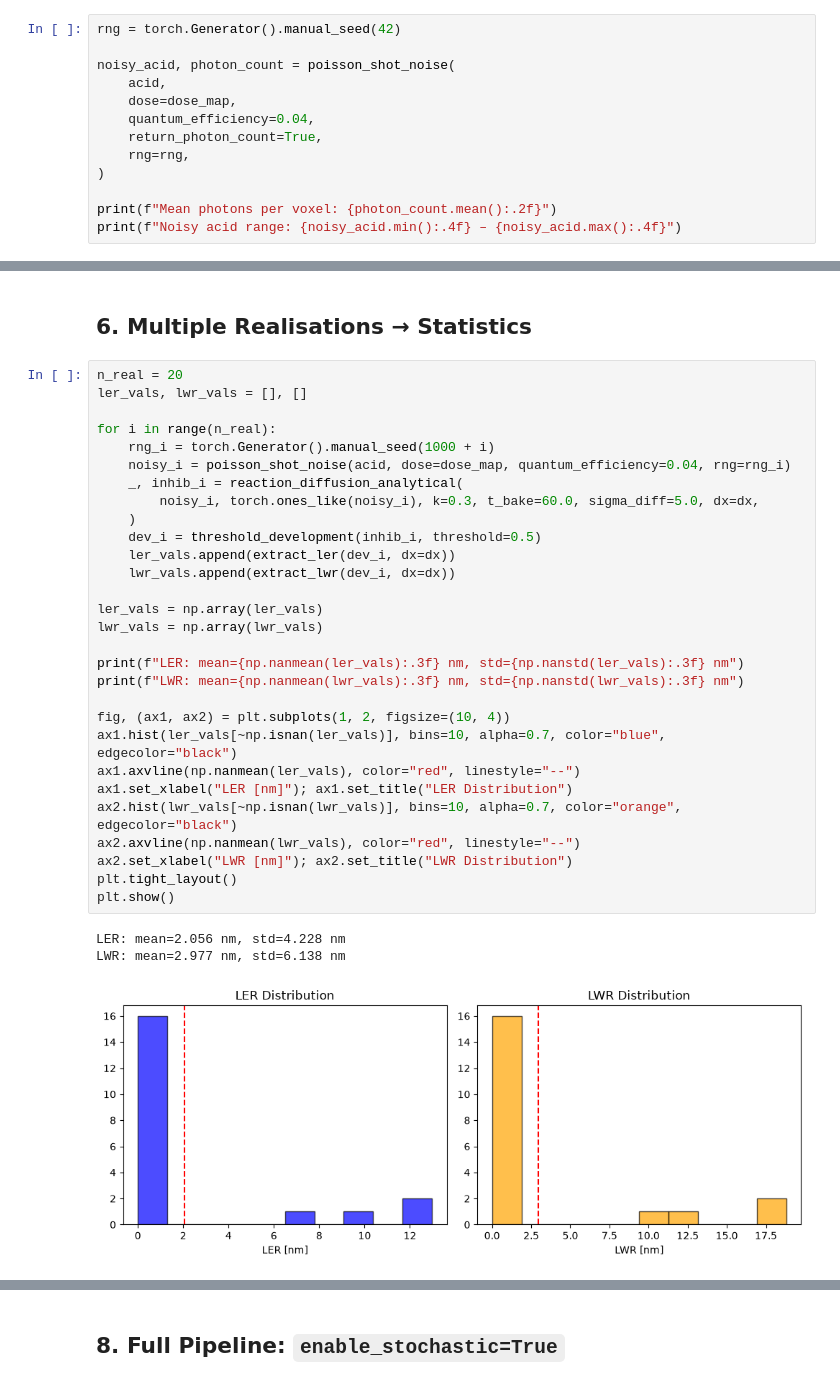
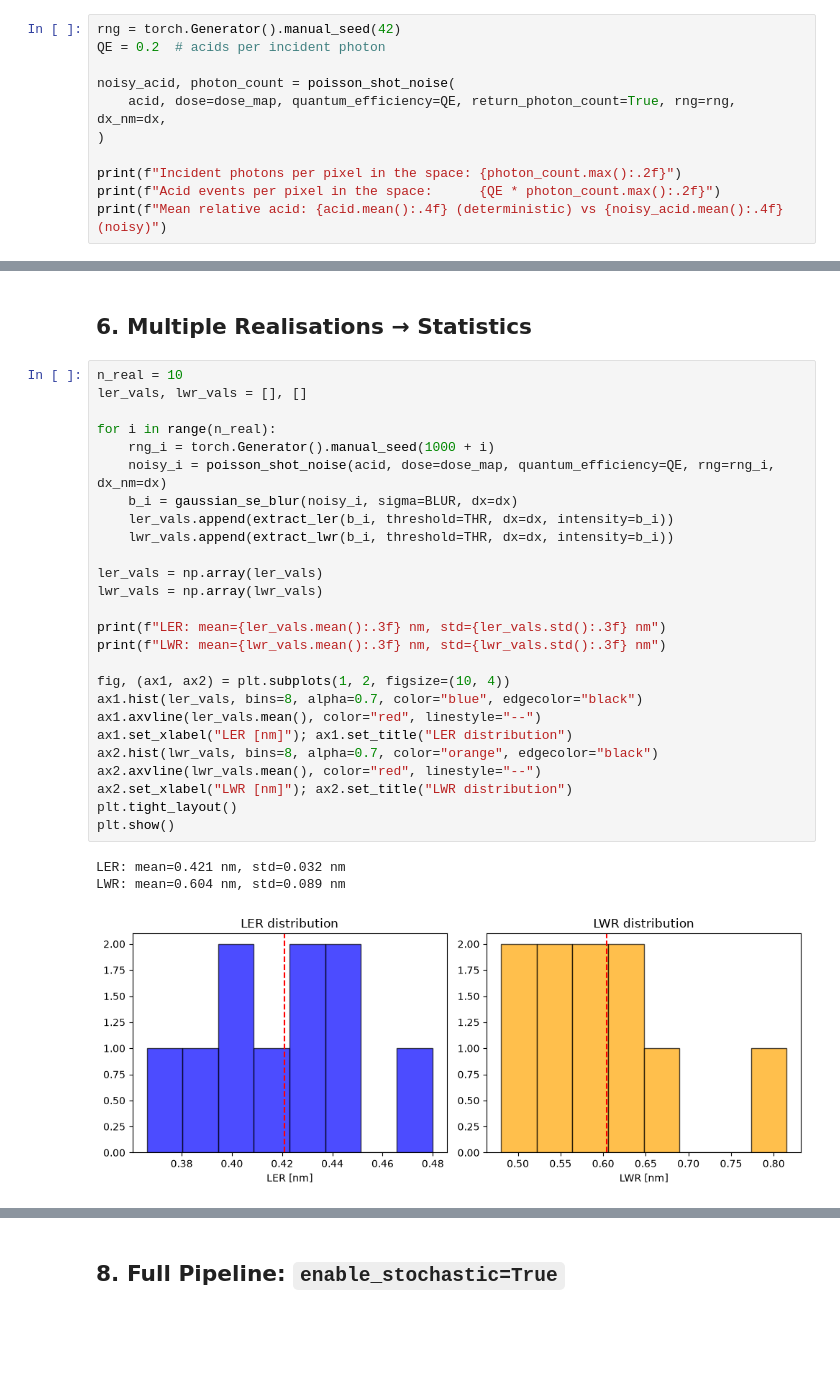
Before and after one commit to Flowbudget/euvsimulator, a Jupyter notebook: notebooks/05_stochastics.ipynb, the cells around one changed output, grey strips where cells are left out. Saved outputs shown, nothing was run; the diff lists cells and outputs as text; blank space fills up the shorter version.

```diff
--- a/notebooks/05_stochastics.ipynb
+++ b/notebooks/05_stochastics.ipynb
@@ -66,14 +69,12 @@ Acid range: 0.0017 – 0.5580
 # %%
 rng = torch.Generator().manual_seed(42)
+QE = 0.2  # acids per incident photon
 
 noisy_acid, photon_count = poisson_shot_noise(
-    acid,
-    dose=dose_map,
-    quantum_efficiency=0.04,
-    return_photon_count=True,
-    rng=rng,
+    acid, dose=dose_map, quantum_efficiency=QE, return_photon_count=True, rng=rng, dx_nm=dx,
 )
 
-print(f"Mean photons per voxel: {photon_count.mean():.2f}")
-print(f"Noisy acid range: {noisy_acid.min():.4f} – {noisy_acid.max():.4f}")
+print(f"Incident photons per pixel in the space: {photon_count.max():.2f}")
+print(f"Acid events per pixel in the space:      {QE * photon_count.max():.2f}")
+print(f"Mean relative acid: {acid.mean():.4f} (deterministic) vs {noisy_acid.mean():.4f} (noisy)")
 # %% [output]
@@ -183,38 +185,35 @@ plt.show()
 # %% [markdown]
 ## 6. Multiple Realisations → Statistics
 # %%
-n_real = 20
+n_real = 10
 ler_vals, lwr_vals = [], []
 
 for i in range(n_real):
     rng_i = torch.Generator().manual_seed(1000 + i)
-    noisy_i = poisson_shot_noise(acid, dose=dose_map, quantum_efficiency=0.04, rng=rng_i)
-    _, inhib_i = reaction_diffusion_analytical(
-        noisy_i, torch.ones_like(noisy_i), k=0.3, t_bake=60.0, sigma_diff=5.0, dx=dx,
-    )
-    dev_i = threshold_development(inhib_i, threshold=0.5)
-    ler_vals.append(extract_ler(dev_i, dx=dx))
-    lwr_vals.append(extract_lwr(dev_i, dx=dx))
+    noisy_i = poisson_shot_noise(acid, dose=dose_map, quantum_efficiency=QE, rng=rng_i, dx_nm=dx)
+    b_i = gaussian_se_blur(noisy_i, sigma=BLUR, dx=dx)
+    ler_vals.append(extract_ler(b_i, threshold=THR, dx=dx, intensity=b_i))
+    lwr_vals.append(extract_lwr(b_i, threshold=THR, dx=dx, intensity=b_i))
 
 ler_vals = np.array(ler_vals)
 lwr_vals = np.array(lwr_vals)
 
-print(f"LER: mean={np.nanmean(ler_vals):.3f} nm, std={np.nanstd(ler_vals):.3f} nm")
-print(f"LWR: mean={np.nanmean(lwr_vals):.3f} nm, std={np.nanstd(lwr_vals):.3f} nm")
+print(f"LER: mean={ler_vals.mean():.3f} nm, std={ler_vals.std():.3f} nm")
+print(f"LWR: mean={lwr_vals.mean():.3f} nm, std={lwr_vals.std():.3f} nm")
 
 fig, (ax1, ax2) = plt.subplots(1, 2, figsize=(10, 4))
-ax1.hist(ler_vals[~np.isnan(ler_vals)], bins=10, alpha=0.7, color="blue", edgecolor="black")
-ax1.axvline(np.nanmean(ler_vals), color="red", linestyle="--")
-ax1.set_xlabel("LER [nm]"); ax1.set_title("LER Distribution")
-ax2.hist(lwr_vals[~np.isnan(lwr_vals)], bins=10, alpha=0.7, color="orange", edgecolor="black")
-ax2.axvline(np.nanmean(lwr_vals), color="red", linestyle="--")
-ax2.set_xlabel("LWR [nm]"); ax2.set_title("LWR Distribution")
+ax1.hist(ler_vals, bins=8, alpha=0.7, color="blue", edgecolor="black")
+ax1.axvline(ler_vals.mean(), color="red", linestyle="--")
+ax1.set_xlabel("LER [nm]"); ax1.set_title("LER distribution")
+ax2.hist(lwr_vals, bins=8, alpha=0.7, color="orange", edgecolor="black")
+ax2.axvline(lwr_vals.mean(), color="red", linestyle="--")
+ax2.set_xlabel("LWR [nm]"); ax2.set_title("LWR distribution")
 plt.tight_layout()
 plt.show()
 # %% [output]
-LER: mean=2.056 nm, std=4.228 nm
-LWR: mean=2.977 nm, std=6.138 nm
+LER: mean=0.421 nm, std=0.032 nm
+LWR: mean=0.604 nm, std=0.089 nm
-[figure, old version]
+[figure, new version]
 # %% [markdown]
 ## 7. The 1/√Dose Scaling Law
 
```
Also changed, not shown: parts of 19 cells of this notebook, 7 other files.
